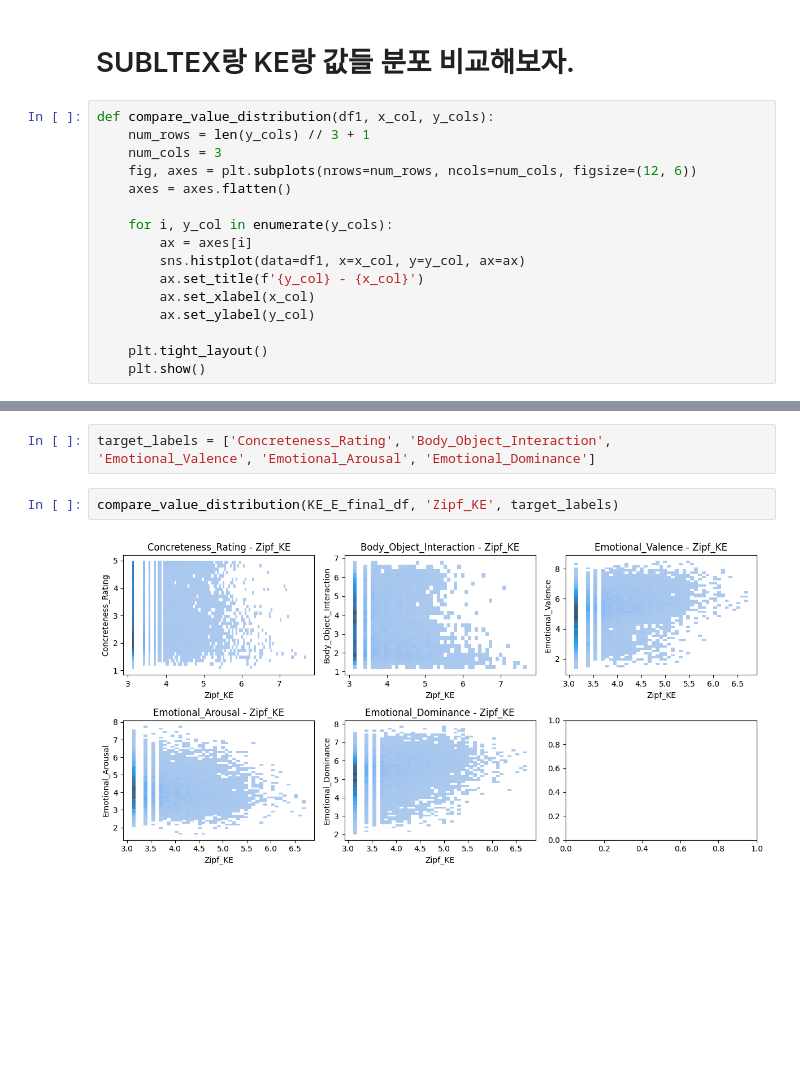
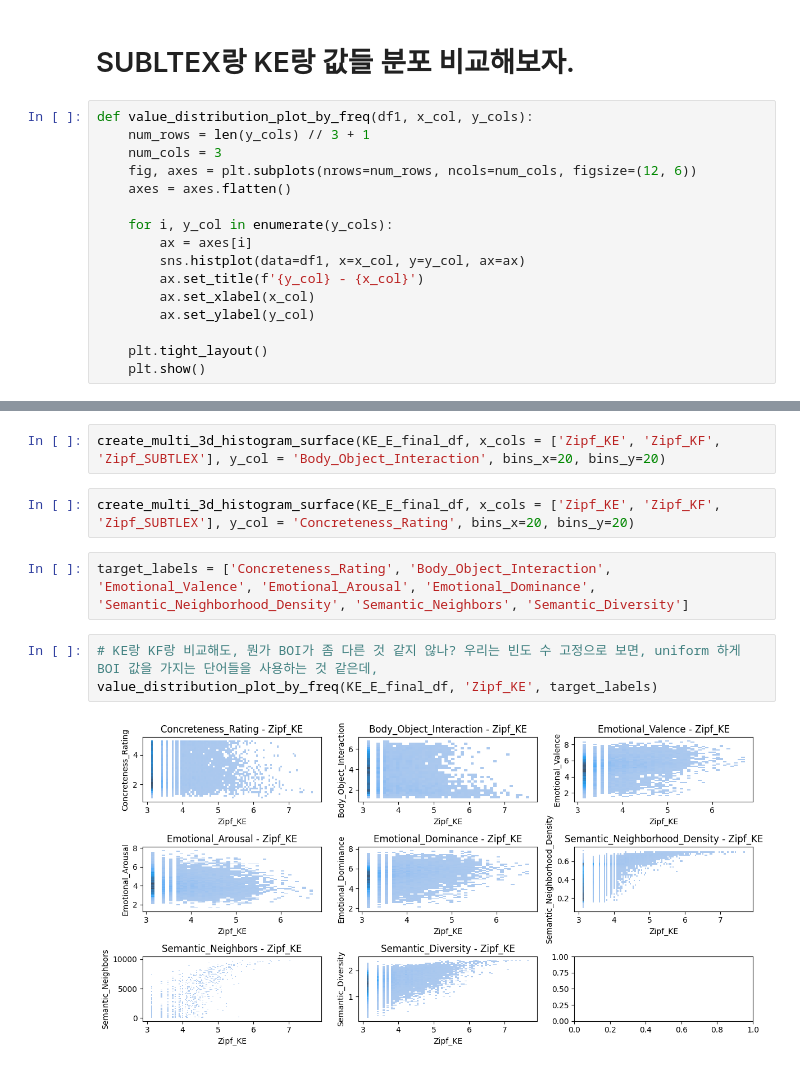
Before and after one commit to irregular6612/english-corpus-comparison, a Jupyter notebook: src/notebooks/value-distribution-analysis.ipynb, the cells around one changed output, grey strips where cells are left out. Saved outputs shown, nothing was run; the diff lists cells and outputs as text; blank space fills up the shorter version.

```diff
--- a/src/notebooks/value-distribution-analysis.ipynb
+++ b/src/notebooks/value-distribution-analysis.ipynb
@@ -55,7 +55,7 @@ Index(['Word', 'Freq_KE', 'Freq_KE(EXAM)', 'Freq_KE(TEXTBOOK)', 'Ortho_N_KE',
 # %% [markdown]
 # SUBLTEX랑 KE랑 값들 분포 비교해보자.
 # %%
-def compare_value_distribution(df1, x_col, y_cols):
+def value_distribution_plot_by_freq(df1, x_col, y_cols):
     num_rows = len(y_cols) // 3 + 1
     num_cols = 3
     fig, axes = plt.subplots(nrows=num_rows, ncols=num_cols, figsize=(12, 6))
@@ -73,6 +216,11 @@ def compare_value_distribution(df1, x_col, y_cols):
+# %%
+create_multi_3d_histogram_surface(KE_E_final_df, x_cols = ['Zipf_KE', 'Zipf_KF', 'Zipf_SUBTLEX'], y_col = 'Body_Object_Interaction', bins_x=20, bins_y=20)
+# %%
+create_multi_3d_histogram_surface(KE_E_final_df, x_cols = ['Zipf_KE', 'Zipf_KF', 'Zipf_SUBTLEX'], y_col = 'Concreteness_Rating', bins_x=20, bins_y=20)
 # %%
-target_labels = ['Concreteness_Rating', 'Body_Object_Interaction', 'Emotional_Valence', 'Emotional_Arousal', 'Emotional_Dominance']
+target_labels = ['Concreteness_Rating', 'Body_Object_Interaction', 'Emotional_Valence', 'Emotional_Arousal', 'Emotional_Dominance', 'Semantic_Neighborhood_Density', 'Semantic_Neighbors', 'Semantic_Diversity']
 # %%
-compare_value_distribution(KE_E_final_df, 'Zipf_KE', target_labels)
+# KE랑 KF랑 비교해도, 뭔가 BOI가 좀 다른 것 같지 않나? 우리는 빈도 수 고정으로 보면, uniform 하게 BOI 값을 가지는 단어들을 사용하는 것 같은데,
+value_distribution_plot_by_freq(KE_E_final_df, 'Zipf_KE', target_labels)
 # %% [output]
-[figure, old version]
+[figure, new version]
```
Also changed, not shown: parts of 9 cells of this notebook, 2 other files.
